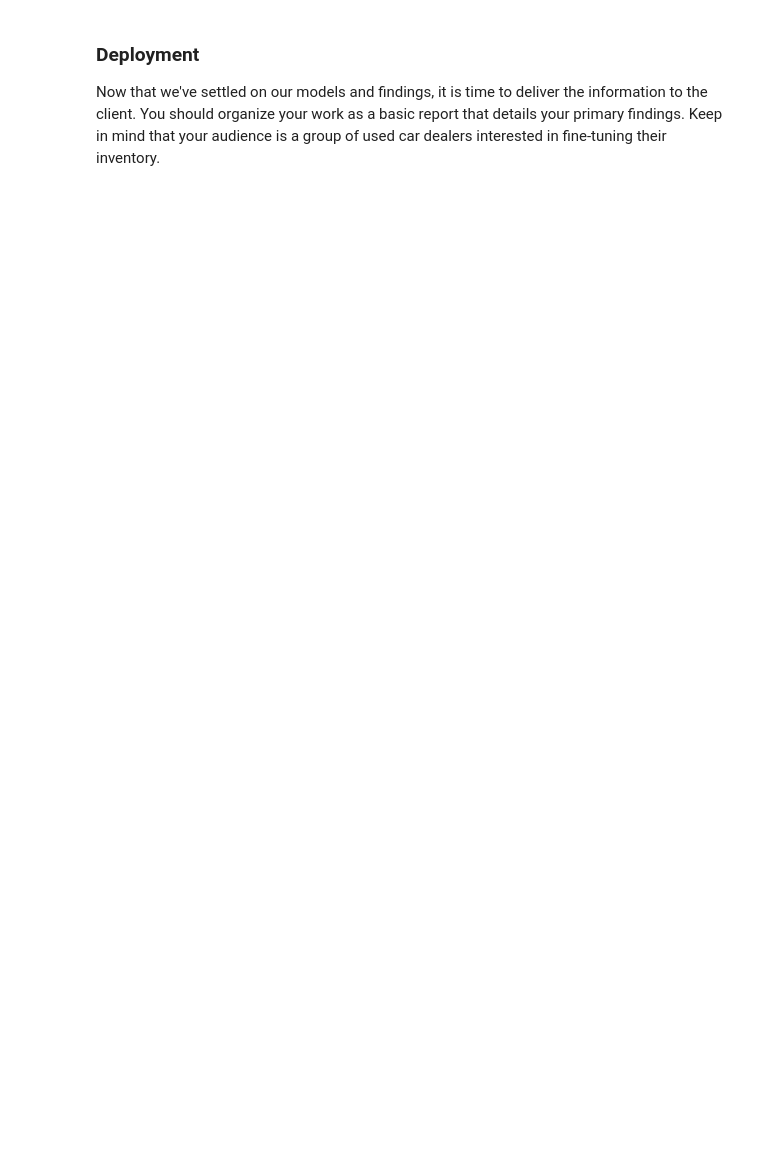
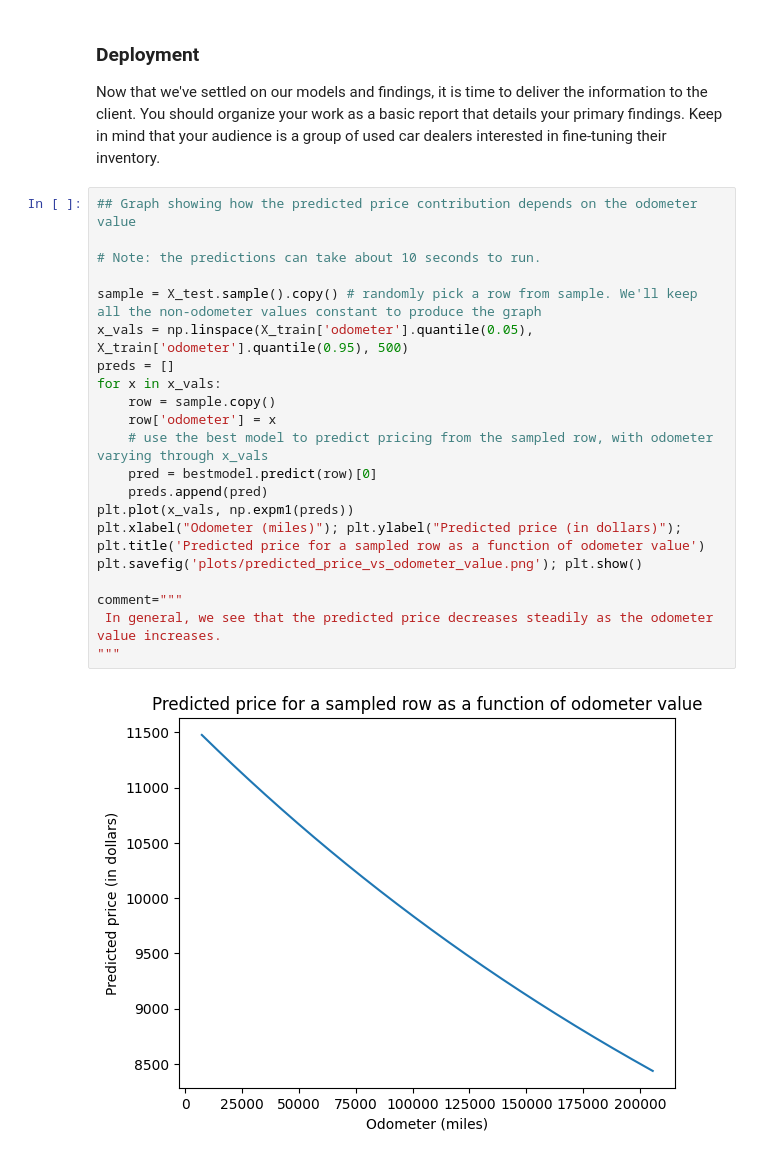
Before and after one commit to iatambe/PCMLAI-PracticalAssignment-II-Module11, a Jupyter notebook: prompt_II.ipynb, the cells around one changed output. Cells and saved outputs as stored; diff of their text form; blank space fills up the shorter version.

```diff
--- a/prompt_II.ipynb
+++ b/prompt_II.ipynb
@@ -481,3 +559,26 @@ Test RMSE of best model: $7.6k
 ### Deployment
 
 Now that we've settled on our models and findings, it is time to deliver the information to the client.  You should organize your work as a basic report that details your primary findings.  Keep in mind that your audience is a group of used car dealers interested in fine-tuning their inventory.
+# %%
+## Graph showing how the predicted price contribution depends on the odometer value
+
+# Note: the predictions can take about 10 seconds to run.
+
+sample = X_test.sample().copy() # randomly pick a row from sample. We'll keep all the non-odometer values constant to produce the graph
+x_vals = np.linspace(X_train['odometer'].quantile(0.05), X_train['odometer'].quantile(0.95), 500)
+preds = []
+for x in x_vals:
+    row = sample.copy()
+    row['odometer'] = x
+    # use the best model to predict pricing from the sampled row, with odometer varying through x_vals
+    pred = bestmodel.predict(row)[0]
+    preds.append(pred)
+plt.plot(x_vals, np.expm1(preds))
+plt.xlabel("Odometer (miles)"); plt.ylabel("Predicted price (in dollars)"); plt.title('Predicted price for a sampled row as a function of odometer value')
+plt.savefig('plots/predicted_price_vs_odometer_value.png'); plt.show()
+
+comment="""
+ In general, we see that the predicted price decreases steadily as the odometer value increases.
+"""
+# %% [output]
+[figure, added]
```
Also changed, not shown: parts of 14 cells of this notebook.
